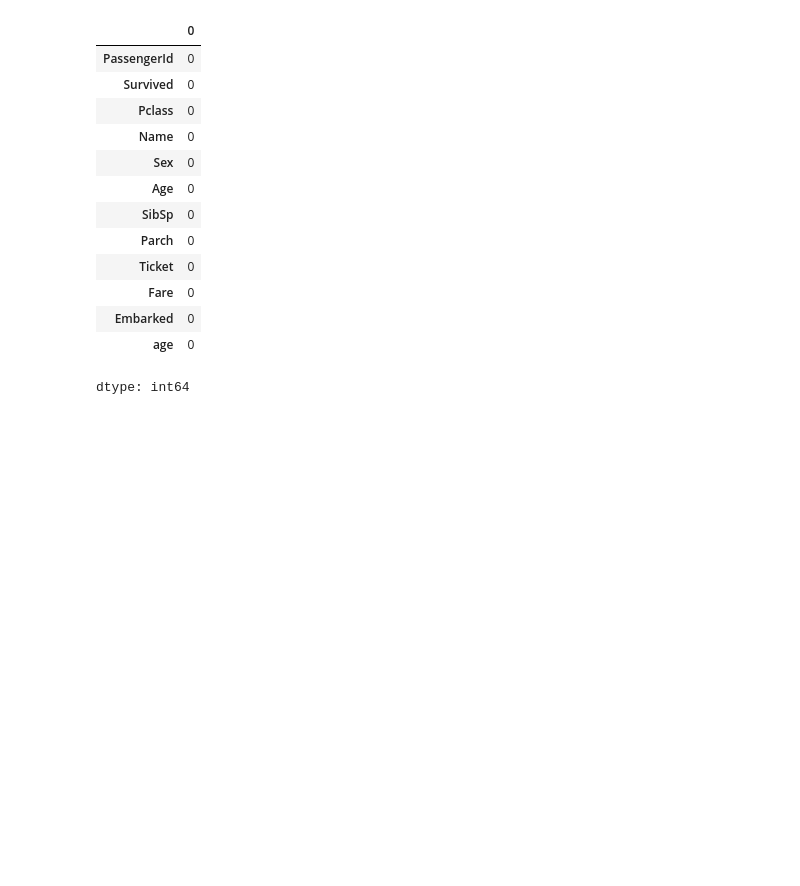
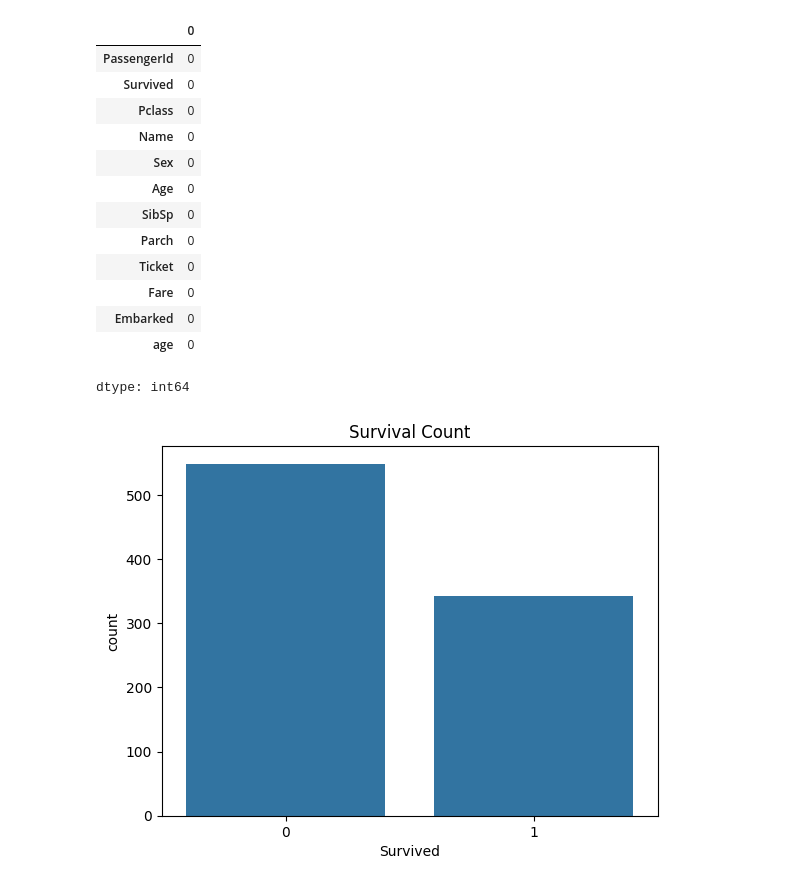
Before and after one commit to szeeshanZ123/CODSOFT, a Jupyter notebook: titanic.ipynb, the cells around one changed output. Cells and saved outputs as stored; diff of their text form; code cells hidden in the pictures; blank space fills up the shorter version.

```diff
--- a/titanic.ipynb
+++ b/titanic.ipynb
@@ -63,3 +69,9 @@ df['Age']= df['Age'].fillna(med_age)
 common_em=df['Embarked'].mode()[0]
 
 df['Embarked']=df['Embarked'].fillna(common_em)
+# %%
+sns.countplot(x='Survived',data=df)
+plt.title("Survival Count")
+plt.show()
+# %% [output]
+[figure, added]
```
Also changed, not shown: parts of 11 cells of this notebook.
